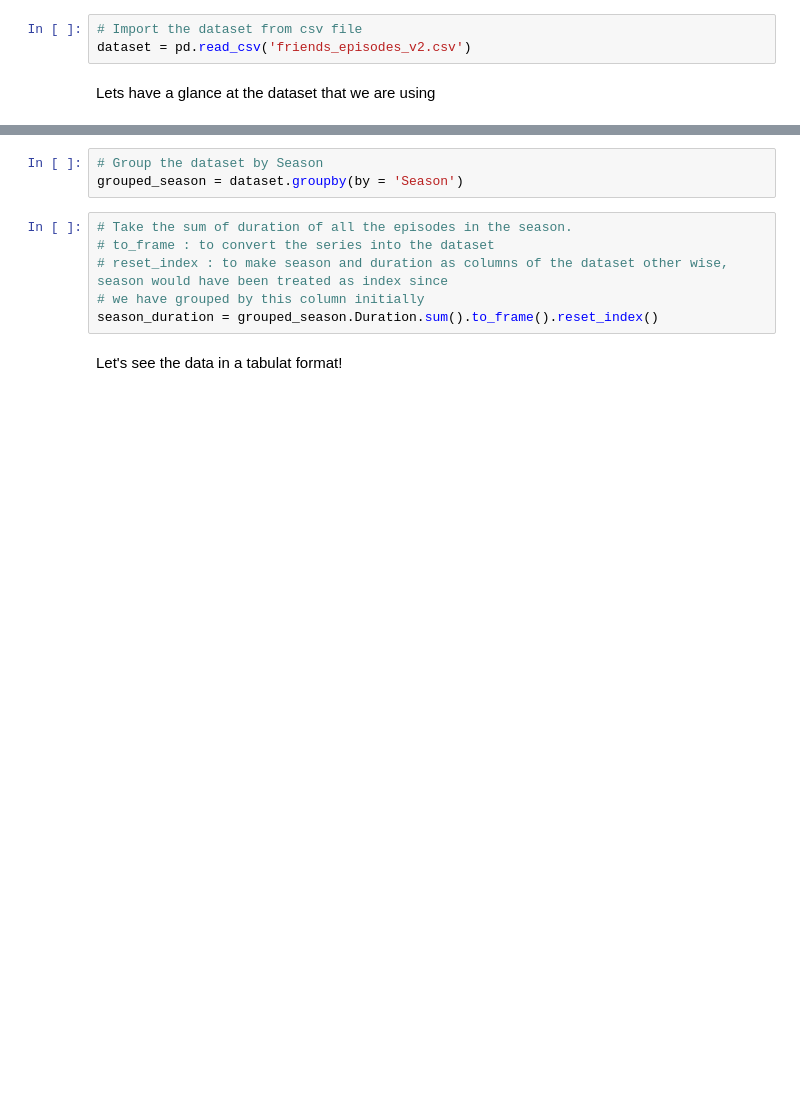
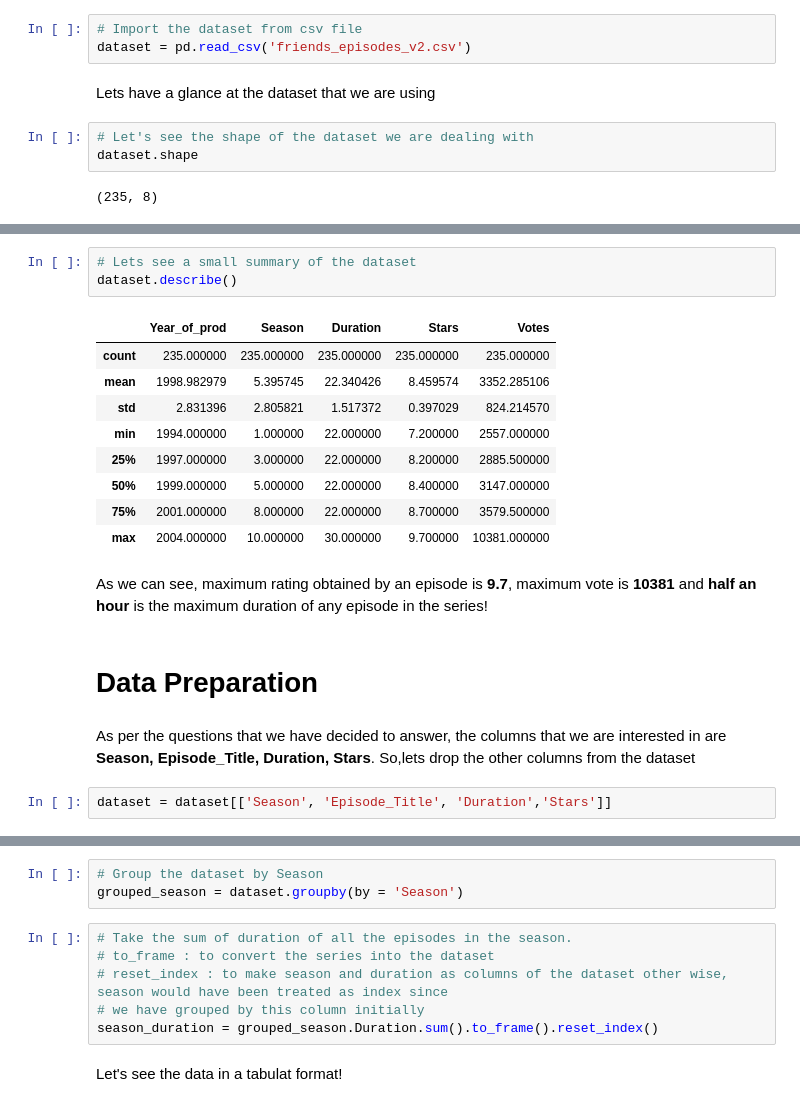
Before and after one commit to HimanshuBajpai869/Udacity-DataScientist, a Jupyter notebook: Project-1/F.R.I.E.N.D.S.ipynb, the cells around one changed output, grey strips where cells are left out. Saved outputs shown, nothing was run; the diff lists cells and outputs as text; blank space fills up the shorter version.

```diff
--- a/Project-1/F.R.I.E.N.D.S.ipynb
+++ b/Project-1/F.R.I.E.N.D.S.ipynb
@@ -8,6 +22,11 @@ import seaborn as sns   # To plot the visualization
 dataset = pd.read_csv('friends_episodes_v2.csv')
 # %% [markdown]
 Lets have a glance at the dataset that we are using
+# %%
+# Let's see the shape of the dataset we are dealing with
+dataset.shape
+# %% [output]
+(235, 8)
 # %%
 # Print top 5 rows from the dataset
 dataset.head()
@@ -18,3 +37,25 @@ dataset.head()
 | 2 | 1994 | 1 | The One with George Stephanopoulos | 22 | Joey and Chandler take Ross to a ... | James Burrows | 8.1 | 4468 |
 | 3 | 1994 | 1 | The One with the East German Laun... | 22 | Eager to spend time with Rachel, ... | Pamela Fryman | 8.5 | 4438 |
 | 4 | 1994 | 1 | The One with the Butt | 22 | Monica's obsessiveness is put to ... | Arlene Sanford | 8.1 | 4274 |
+# %%
+# Lets see a small summary of the dataset
+dataset.describe()
+# %% [output]
+|  | Year_of_prod | Season | Duration | Stars | Votes |
+| count | 235.000000 | 235.000000 | 235.000000 | 235.000000 | 235.000000 |
+| mean | 1998.982979 | 5.395745 | 22.340426 | 8.459574 | 3352.285106 |
+| std | 2.831396 | 2.805821 | 1.517372 | 0.397029 | 824.214570 |
+| min | 1994.000000 | 1.000000 | 22.000000 | 7.200000 | 2557.000000 |
+| 25% | 1997.000000 | 3.000000 | 22.000000 | 8.200000 | 2885.500000 |
+| 50% | 1999.000000 | 5.000000 | 22.000000 | 8.400000 | 3147.000000 |
+| 75% | 2001.000000 | 8.000000 | 22.000000 | 8.700000 | 3579.500000 |
+| max | 2004.000000 | 10.000000 | 30.000000 | 9.700000 | 10381.000000 |
+# %% [markdown]
+As we can see, maximum rating obtained by an episode is **9.7**, maximum vote is **10381** and **half an hour** is the maximum duration of any episode in the series!
+# %% [markdown]
+# Data Preparation
+# %% [markdown]
+As per the questions that we have decided to answer, the columns that we are interested in are **Season, Episode_Title, Duration, Stars**.
+So,lets drop the other columns from the dataset
+# %%
+dataset = dataset[['Season', 'Episode_Title', 'Duration','Stars']]
```
Also changed, not shown: parts of 18 cells of this notebook, 2 other files.
